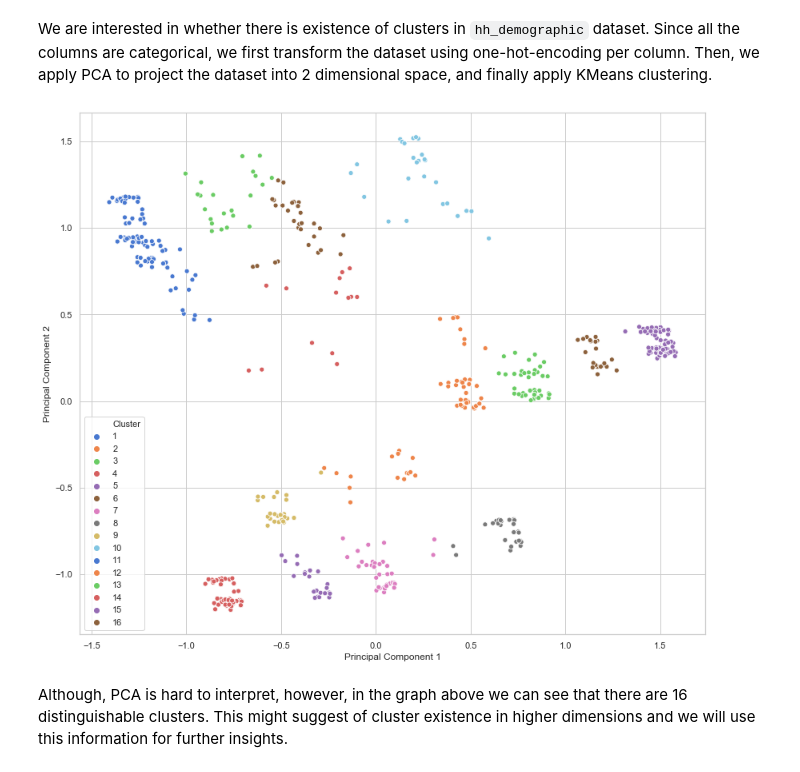
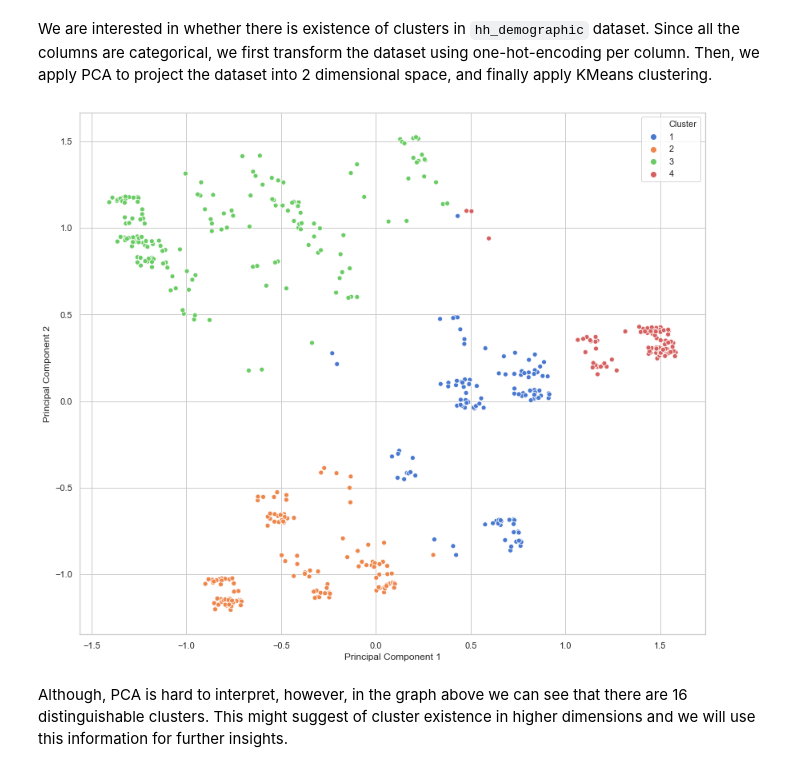
Before and after one commit to BoschSamuel/ADA_Project_2019, a Jupyter notebook: RQ7_mladen_andrej_samuel.ipynb, the cells around one changed output. Drawn from its saved outputs; the diff is of its cells as text; code cells hidden in the pictures.

```diff
--- a/RQ7_mladen_andrej_samuel.ipynb
+++ b/RQ7_mladen_andrej_samuel.ipynb
@@ -919,27 +919,29 @@ We are interested in whether there is existence of clusters in `hh_demographic`
 # %%
 from sklearn.cluster import KMeans
 from sklearn.decomposition import PCA
 
 c = (df_hh_demographic['MARITAL_STATUS_CODE'] != 'U') & \
     (df_hh_demographic['HOMEOWNER_DESC'] != 'Unknown') & \
     (df_hh_demographic['KID_CATEGORY_DESC'] != 'None/Unknown')
 
-k = 16
+k = 4
 
 X = pd.get_dummies(df_hh_demographic)
 
-pca = PCA(n_components=2).fit_transform(X)
+pca = PCA(n_components=2).fit(X)
 
-kmeans = KMeans(n_clusters=k).fit(pca)
+X_proj = pca.transform(X)
 
-df = pd.DataFrame(np.concatenate((pca, kmeans.labels_.reshape(-1, 1)+1), axis=1), columns=['Principal Component 1', 'Principal Component 2', 'Cluster'])
+kmeans = KMeans(n_clusters=k).fit(X_proj)
+
+df = pd.DataFrame(np.concatenate((X_proj, kmeans.labels_.reshape(-1, 1)+1), axis=1), columns=['Principal Component 1', 'Principal Component 2', 'Cluster'])
 df['Cluster'] = df['Cluster'].astype(int)
 
 f, ax = plt.subplots(figsize=(14, 12))
 sns.scatterplot(x='Principal Component 1', y='Principal Component 2',  data=df, hue='Cluster', palette=sns.color_palette('muted', n_colors=k))
 plt.show()
 # %% [output]
-[figure, old version]
+[figure, new version]
 # %% [markdown]
 Although, PCA is hard to interpret, however, in the graph above we can see that there are 16 distinguishable clusters. This might suggest of cluster existence in higher dimensions and we will use this information for further insights.
 # %% [markdown]
```
